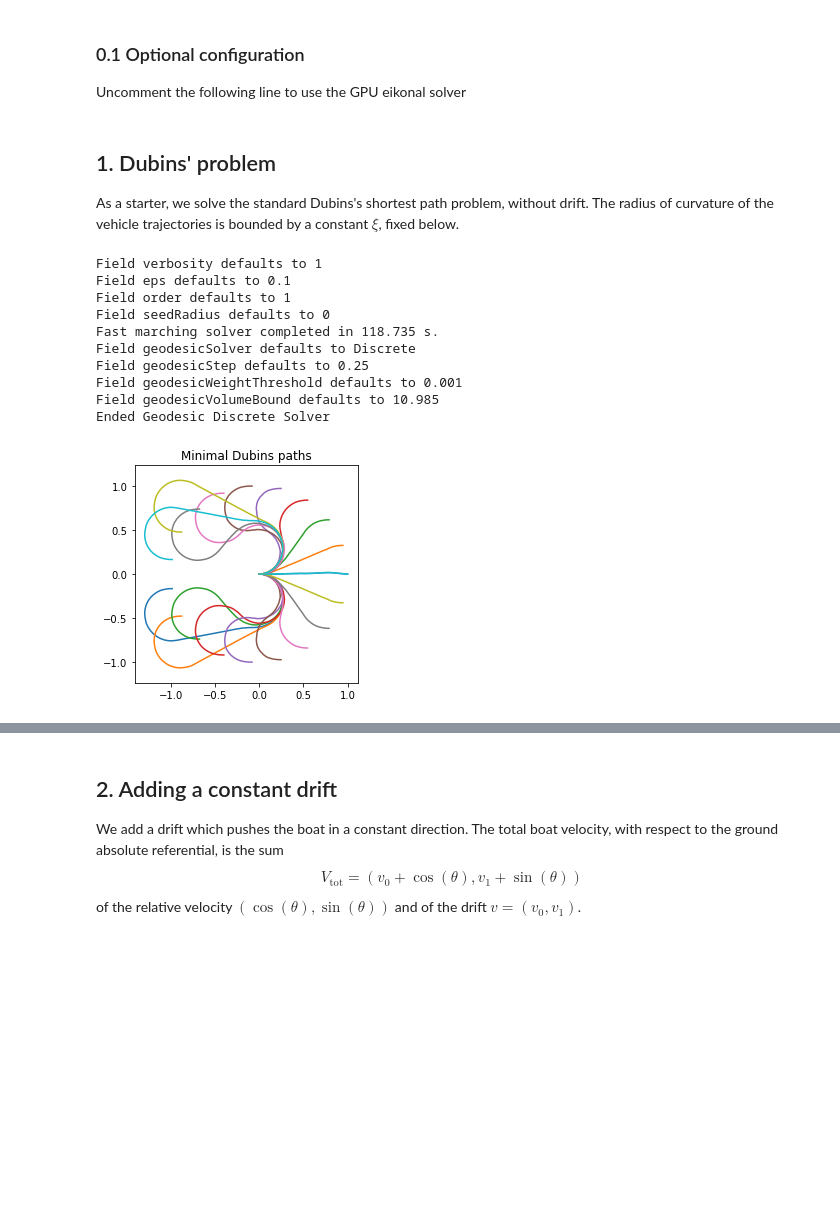
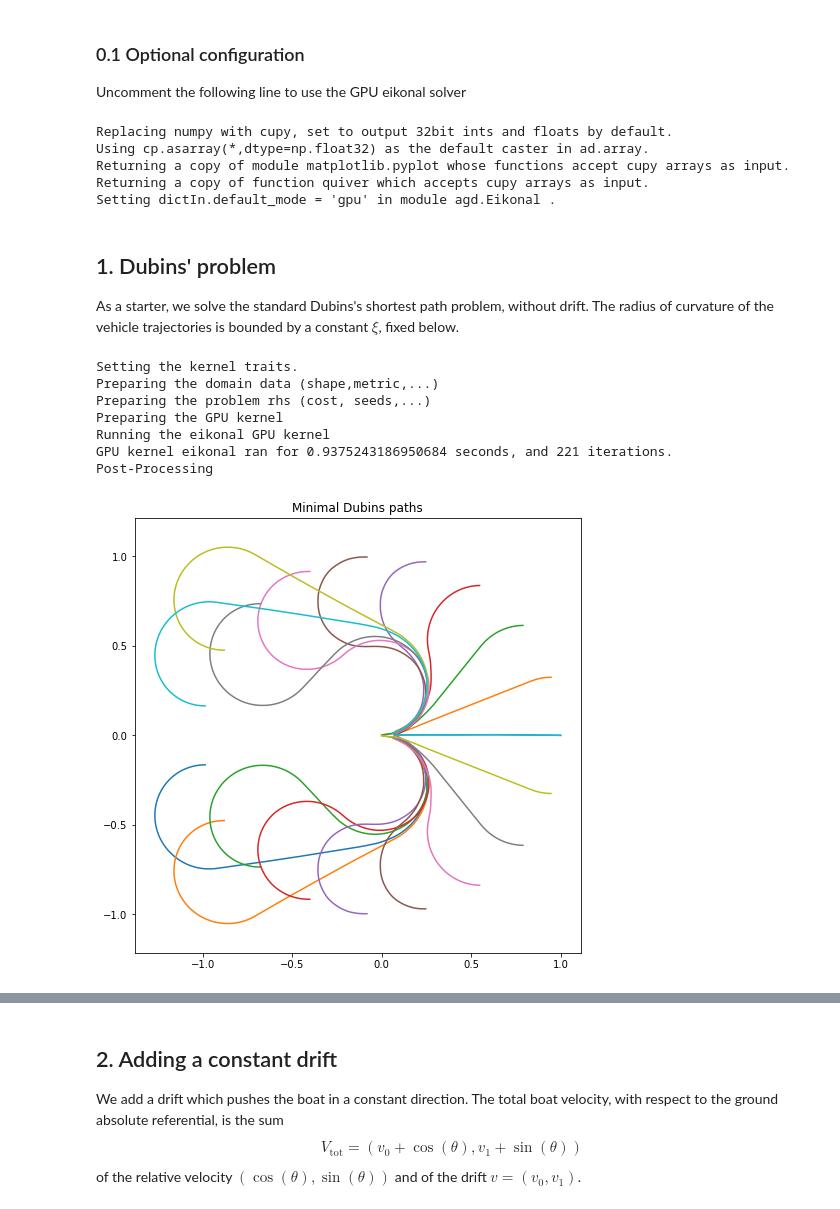
Before and after one commit to Mirebeau/AdaptiveGridDiscretizations, a Jupyter notebook: Notebooks_FMM/DubinsZermelo.ipynb, the cells around one changed output, grey strips where cells are left out. Saved outputs shown, nothing was run; the diff lists cells and outputs as text; code cells hidden in the pictures; blank space fills up the shorter version.

```diff
--- a/Notebooks_FMM/DubinsZermelo.ipynb
+++ b/Notebooks_FMM/DubinsZermelo.ipynb
@@ -78,4 +79,10 @@ import matplotlib.pyplot as plt
 ### 0.1 Optional configuration
 Uncomment the following line to use the GPU eikonal solver
 # %%
-#xp,plt,quiver,Eikonal = map(ad.cupy_friendly,(xp,plt,quiver,Eikonal))
+xp,plt,quiver,Eikonal = map(ad.cupy_friendly,(xp,plt,quiver,Eikonal))
+# %% [output]
+Replacing numpy with cupy, set to output 32bit ints and floats by default.
+Using cp.asarray(*,dtype=np.float32) as the default caster in ad.array.
+Returning a copy of module matplotlib.pyplot whose functions accept cupy arrays as input.
+Returning a copy of function quiver which accepts cupy arrays as input.
+Setting dictIn.default_mode = 'gpu' in module agd.Eikonal .
@@ -86,6 +95,8 @@ As a starter, we solve the standard Dubins's shortest path problem, without drif
 The radius of curvature of the vehicle trajectories is bounded by a constant $\xi$, fixed below.
 # %%
 xi = 0.3
+# %%
+large_instances=True
 # %%
 hfmIn = Eikonal.dictIn({
     'model':'DubinsExt2', # Dubins model, extended (customizable) variant
@@ -96,28 +107,26 @@ hfmIn = Eikonal.dictIn({
     'seed':(0,0,0), # Central seed, with horizontal tangent
     'tips':[(np.cos(t),np.sin(t),0) for t in np.linspace(0,2*np.pi,20)], # Tips on circle, with horizontal tangents
 })
-hfmIn.SetRect(sides=[[-1.5,1.5],[-1.5,1.5]],dimx = 151) # Physical domain
-hfmIn.nTheta = 96 # Angular resolution
+hfmIn.SetRect(sides=[[-1.5,1.5],[-1.5,1.5]],dimx = 301 if large_instances else 151) # Physical domain
+hfmIn.nTheta = 160 if large_instances else 96 # Angular resolution
 #hfmIn['stopWhenAllAccepted'] = hfmIn['tips'] # Save a little bit of CPU time with early abort
+if large_instances: hfmIn['geodesic_targetTolerance']=17
 # %%
 hfmOut = hfmIn.Run()
 # %% [output]
-Field verbosity defaults to 1
-Field eps defaults to 0.1
-Field order defaults to 1
-Field seedRadius defaults to 0
-Fast marching solver completed in 118.735 s.
-Field geodesicSolver defaults to Discrete
-Field geodesicStep defaults to 0.25
-Field geodesicWeightThreshold defaults to 0.001
-Field geodesicVolumeBound defaults to 10.985
-Ended Geodesic Discrete Solver
+Setting the kernel traits.
+Preparing the domain data (shape,metric,...)
+Preparing the problem rhs (cost, seeds,...)
+Preparing the GPU kernel
+Running the eikonal GPU kernel
+GPU kernel eikonal ran for 0.9375243186950684 seconds, and 221 iterations.
+Post-Processing
 # %%
-fig = plt.figure(figsize=[4,4]); plt.title('Minimal Dubins paths'); plt.axis('equal');
+fig = plt.figure(figsize=[8,8]); plt.title('Minimal Dubins paths'); plt.axis('equal');
 for geo in hfmOut['geodesics']:  plt.plot(geo[0],geo[1])
 savefig(fig,'Paths_NoDrift.png')
 # %% [output]
-[figure, old version]
+[figure, new version]
 # %%
 fig=plt.figure(figsize=[5,4]); plt.title('Minimal Dubins paths'); plt.axis('equal');
 for geo in hfmOut['geodesics']:  quiver(geo[0],geo[1],np.cos(geo[2]),np.sin(geo[2]),subsampling=(50,))
```
Also changed, not shown: parts of 24 cells of this notebook, 2 other files.
